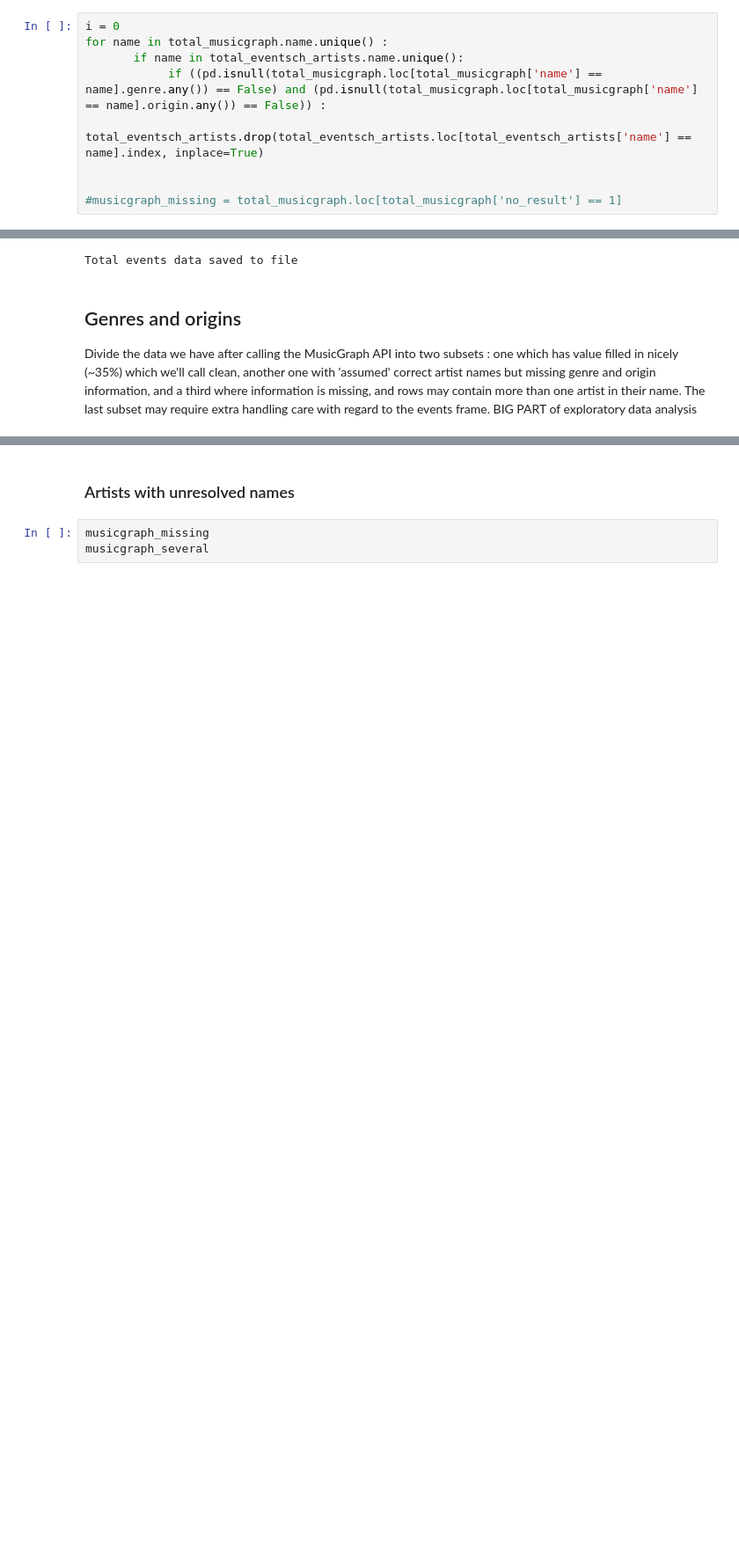
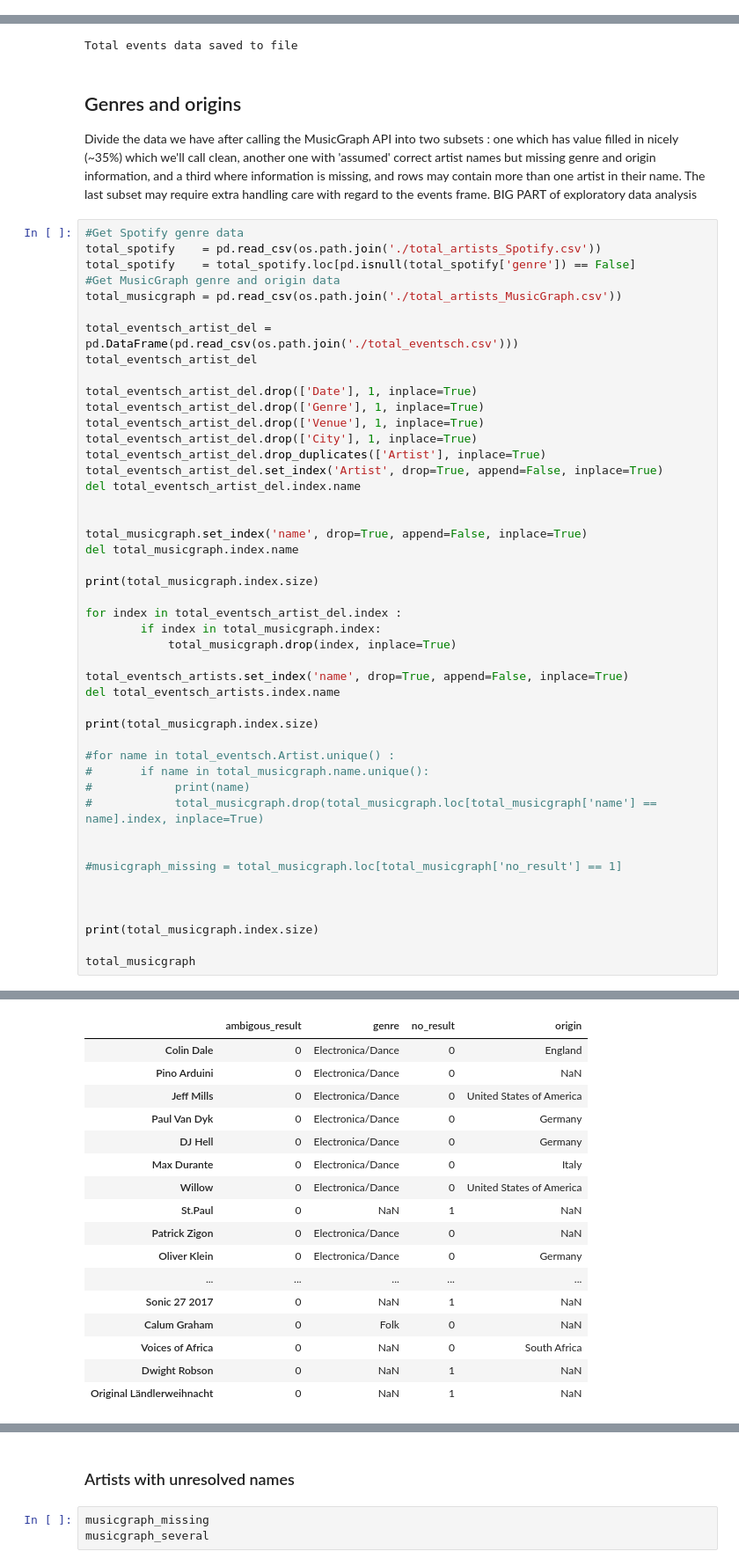
Before and after one commit to sareban/ada-project, a Jupyter notebook: Preprocessing.ipynb, the cells around one changed output, grey strips where cells are left out. Shown at 88% size. Drawn from its saved outputs; the diff is of its cells as text; blank space fills up the shorter version.

Commit message:
Preprocessing IV
Parsed Events.ch artist data
Exported proper csv to try to look up missing info on wikipedia etc
total_events.csv update with parsed data from Events.ch

```diff
--- a/Preprocessing.ipynb
+++ b/Preprocessing.ipynb
@@ -93,12 +110,3 @@ total_eventsch_artists.drop_duplicates('name', inplace= True)
 total_eventsch_artists.name.size
 # %% [output]
 19179
-# %%
-i = 0
-for name in total_musicgraph.name.unique() :
-       if name in total_eventsch_artists.name.unique():
-            if ((pd.isnull(total_musicgraph.loc[total_musicgraph['name'] == name].genre.any()) == False) and (pd.isnull(total_musicgraph.loc[total_musicgraph['name'] == name].origin.any()) == False)) :
-                total_eventsch_artists.drop(total_eventsch_artists.loc[total_eventsch_artists['name'] == name].index, inplace=True)
-
-
-#musicgraph_missing = total_musicgraph.loc[total_musicgraph['no_result'] == 1]
@@ -341,3 +336,50 @@ Total events data saved to file
 
 Divide the data we have after calling the MusicGraph API into two subsets : one which has value filled in nicely (~35%) which  we'll call clean, another one with 'assumed' correct artist names but missing genre and origin information, and a third where information is missing, and rows may contain more than one artist in their name. The last subset may require extra handling care with regard to the events frame.
 BIG PART of exploratory data analysis
+# %%
+#Get Spotify genre data
+total_spotify    = pd.read_csv(os.path.join('./total_artists_Spotify.csv'))
+total_spotify    = total_spotify.loc[pd.isnull(total_spotify['genre']) == False]
+#Get MusicGraph genre and origin data
+total_musicgraph = pd.read_csv(os.path.join('./total_artists_MusicGraph.csv'))
+
+total_eventsch_artist_del = pd.DataFrame(pd.read_csv(os.path.join('./total_eventsch.csv')))
+total_eventsch_artist_del
+
+total_eventsch_artist_del.drop(['Date'], 1, inplace=True)
+total_eventsch_artist_del.drop(['Genre'], 1, inplace=True)
+total_eventsch_artist_del.drop(['Venue'], 1, inplace=True)
+total_eventsch_artist_del.drop(['City'], 1, inplace=True)
+total_eventsch_artist_del.drop_duplicates(['Artist'], inplace=True)
+total_eventsch_artist_del.set_index('Artist', drop=True, append=False, inplace=True)
+del total_eventsch_artist_del.index.name
+
+
+total_musicgraph.set_index('name', drop=True, append=False, inplace=True)
+del total_musicgraph.index.name
+
+print(total_musicgraph.index.size)
+
+for index in total_eventsch_artist_del.index :
+        if index in total_musicgraph.index:
+            total_musicgraph.drop(index, inplace=True)
+
+total_eventsch_artists.set_index('name', drop=True, append=False, inplace=True)
+del total_eventsch_artists.index.name
+
+print(total_musicgraph.index.size)
+
+#for name in total_eventsch.Artist.unique() :
+#       if name in total_musicgraph.name.unique():
+#            print(name)
+#            total_musicgraph.drop(total_musicgraph.loc[total_musicgraph['name'] == name].index, inplace=True)
+
+
+#musicgraph_missing = total_musicgraph.loc[total_musicgraph['no_result'] == 1]
+
+
+
+print(total_musicgraph.index.size)
+
+total_musicgraph
+# %% [output]
@@ -343,0 +389,17 @@ BIG PART of exploratory data analysis
+|  | ambigous_result | genre | no_result | origin |
+| Colin Dale | 0 | Electronica/Dance | 0 | England |
+| Pino Arduini | 0 | Electronica/Dance | 0 | NaN |
+| Jeff Mills | 0 | Electronica/Dance | 0 | United States of America |
+| Paul Van Dyk | 0 | Electronica/Dance | 0 | Germany |
+| DJ Hell | 0 | Electronica/Dance | 0 | Germany |
+| Max Durante | 0 | Electronica/Dance | 0 | Italy |
+| Willow | 0 | Electronica/Dance | 0 | United States of America |
+| St.Paul | 0 | NaN | 1 | NaN |
+| Patrick Zigon | 0 | Electronica/Dance | 0 | NaN |
+| Oliver Klein | 0 | Electronica/Dance | 0 | Germany |
+| ... | ... | ... | ... | ... |
+| Sonic 27 2017 | 0 | NaN | 1 | NaN |
+| Calum Graham | 0 | Folk | 0 | NaN |
+| Voices of Africa | 0 | NaN | 0 | South Africa |
+| Dwight Robson | 0 | NaN | 1 | NaN |
+| Original Ländlerweihnacht | 0 | NaN | 1 | NaN |
```
Also changed, not shown: parts of 31 cells of this notebook, 6 other files.
